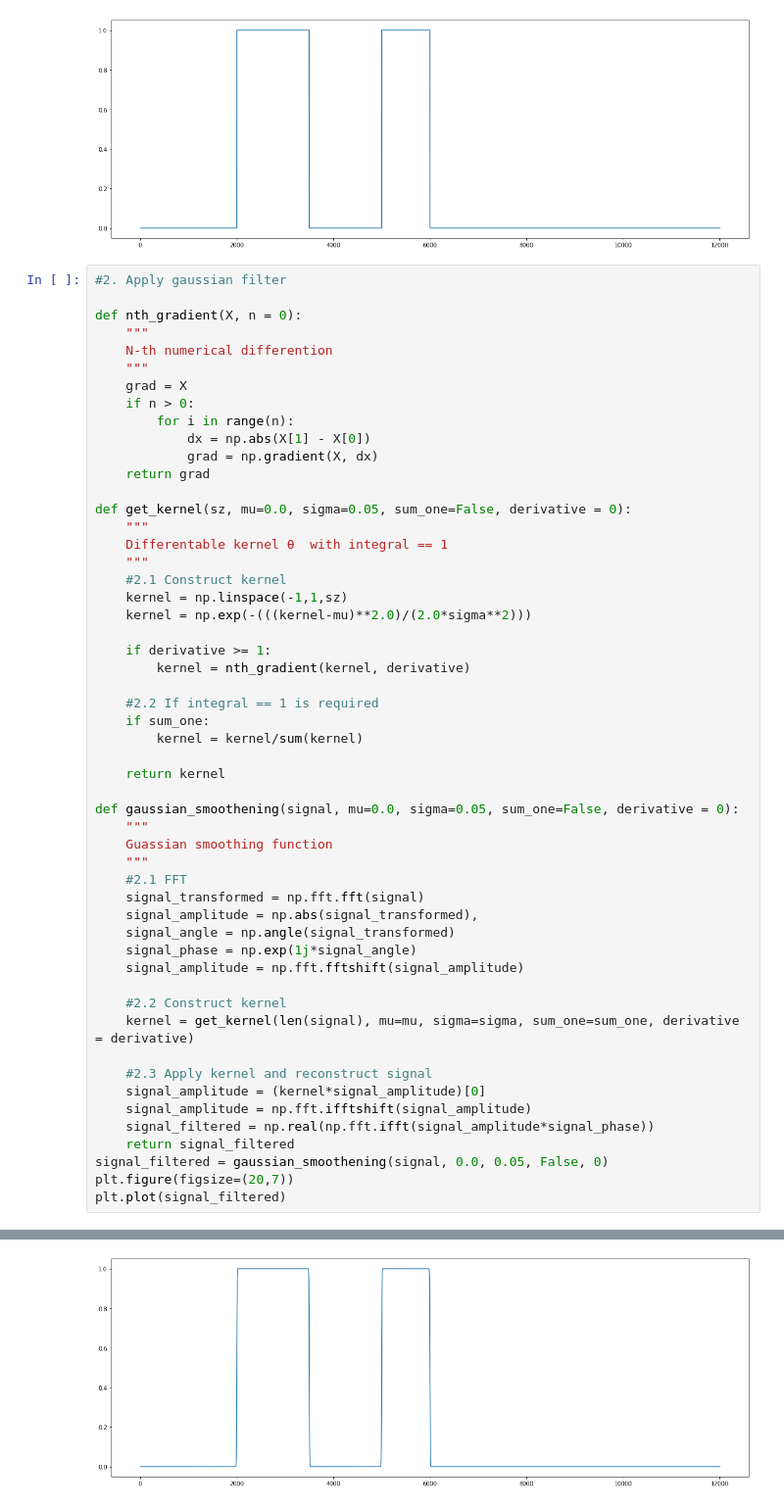
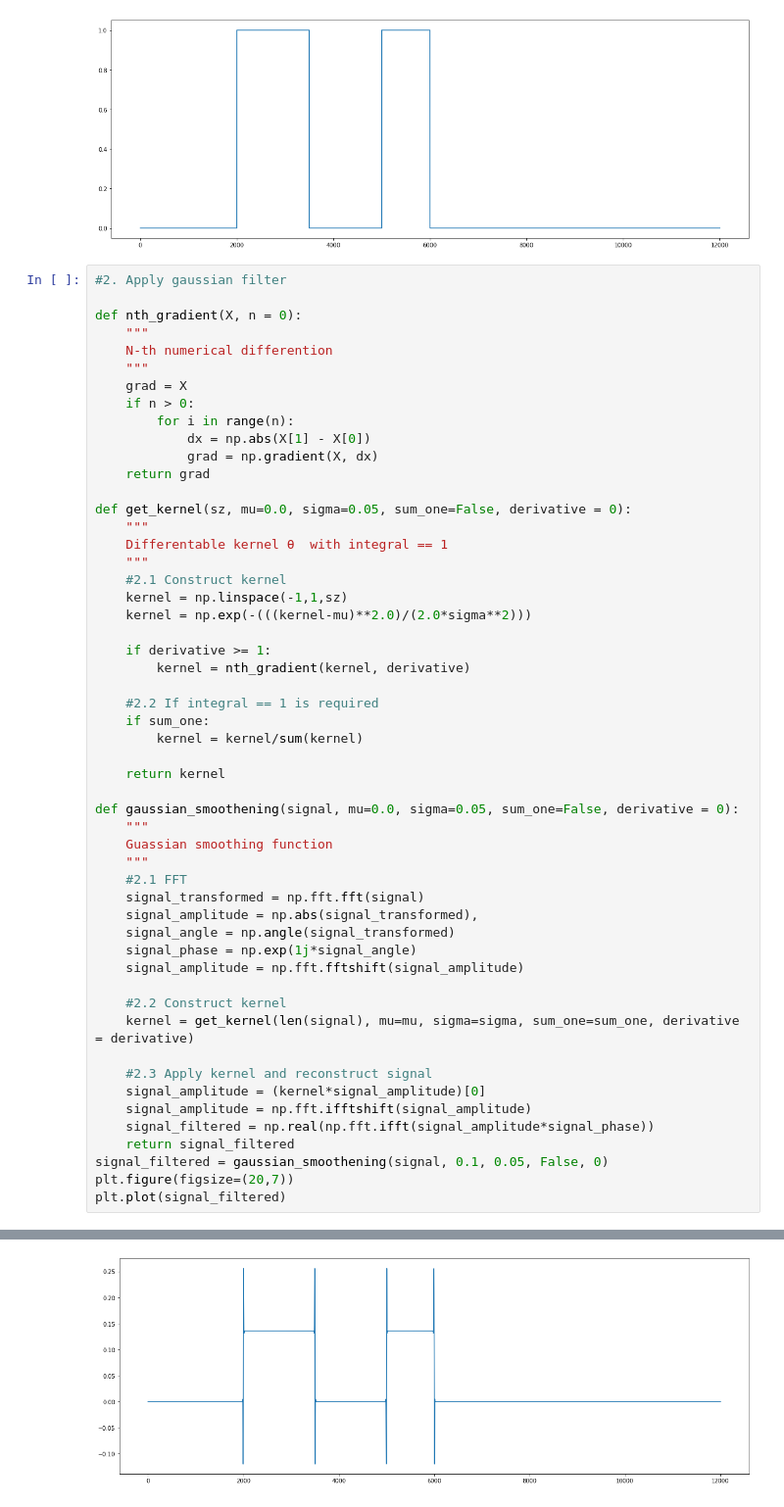
Before and after one commit to lorenz0890/sip_final, a Jupyter notebook: sip_final.ipynb, the cells around one changed output, grey strips where cells are left out. Shown at 98% size. Cells and saved outputs as stored; diff of their text form.

```diff
--- a/sip_final.ipynb
+++ b/sip_final.ipynb
@@ -44,35 +44,35 @@ def get_kernel(sz, mu=0.0, sigma=0.05, sum_one=False, derivative = 0):
 
     #2.2 If integral == 1 is required
     if sum_one:
         kernel = kernel/sum(kernel)
 
     return kernel
 
 def gaussian_smoothening(signal, mu=0.0, sigma=0.05, sum_one=False, derivative = 0):
     """
     Guassian smoothing function
     """
     #2.1 FFT
     signal_transformed = np.fft.fft(signal)
     signal_amplitude = np.abs(signal_transformed),
     signal_angle = np.angle(signal_transformed)
     signal_phase = np.exp(1j*signal_angle)
     signal_amplitude = np.fft.fftshift(signal_amplitude)
 
     #2.2 Construct kernel
     kernel = get_kernel(len(signal), mu=mu, sigma=sigma, sum_one=sum_one, derivative = derivative)
 
     #2.3 Apply kernel and reconstruct signal
     signal_amplitude = (kernel*signal_amplitude)[0]
     signal_amplitude = np.fft.ifftshift(signal_amplitude)
     signal_filtered = np.real(np.fft.ifft(signal_amplitude*signal_phase))
     return signal_filtered
-signal_filtered = gaussian_smoothening(signal, 0.0, 0.05, False, 0)
+signal_filtered = gaussian_smoothening(signal, 0.1, 0.05, False, 0)
 plt.figure(figsize=(20,7))
 plt.plot(signal_filtered)
 # %% [output]
 [<matplotlib.lines.Line2D at 0x...>]
-[figure, old version]
+[figure, new version]
 # %%
 #3. Add noise
 noise = np.random.normal(0.0,0.2,len(signal_filtered))
```
Also changed, not shown: parts of 5 cells of this notebook.
